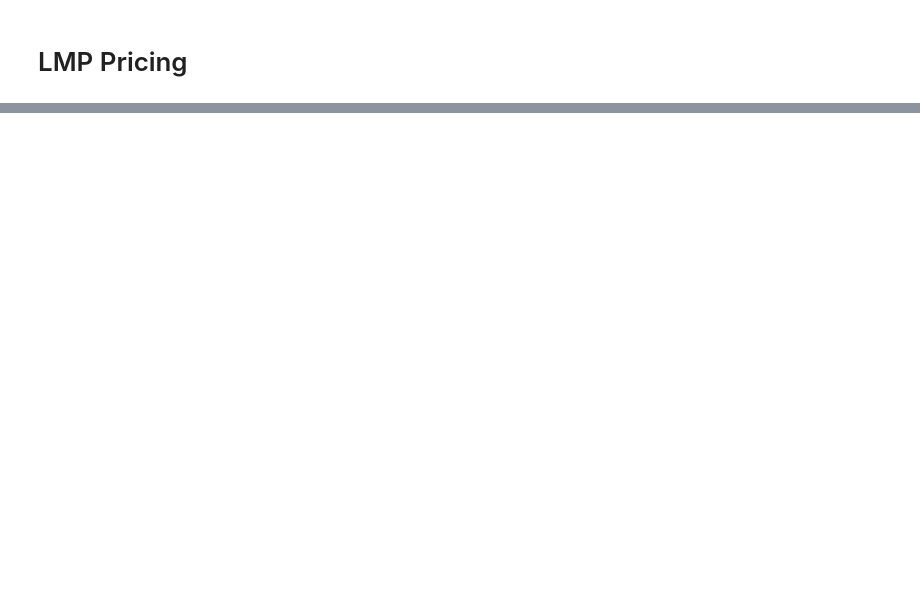
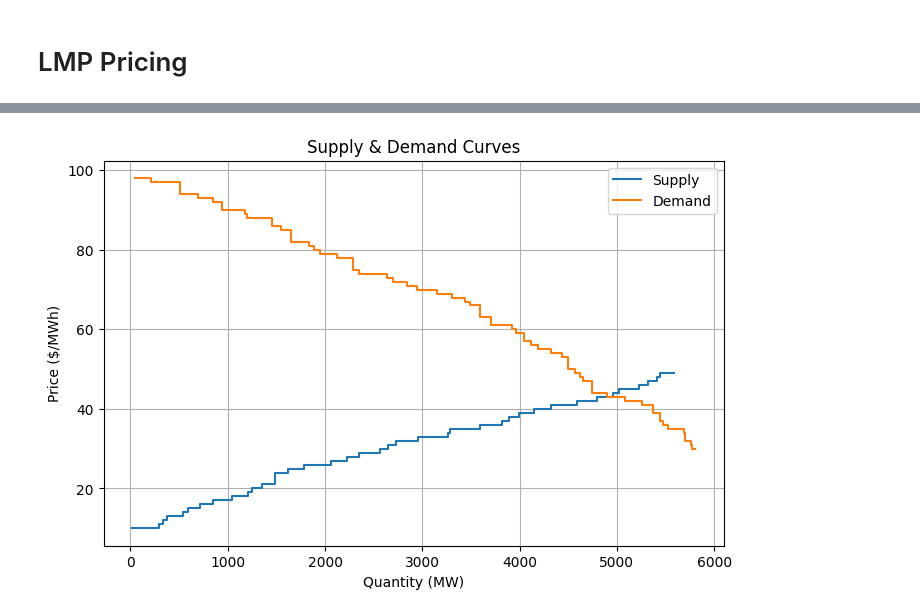
Before and after one commit to Jesse-san/CAISO_practice, a Jupyter notebook: LMP_sim.ipynb, the cells around one changed output, grey strips where cells are left out. Cells and saved outputs as stored; diff of their text form; code cells hidden in the pictures; blank space fills up the shorter version.

```diff
--- a/LMP_sim.ipynb
+++ b/LMP_sim.ipynb
@@ -64,0 +111,21 @@ demand_bids = generate_demand_bids(n_bids = 20)
+# %%
+supply = generate_supply_bids(100)
+demand = generate_demand_bids(100)
+
+# Compute cumulative MW to represent aggregated demand and supply
+supply["CumQty"] = supply["Quantity (MW)"].cumsum()
+demand["CumQty"] = demand["Quantity (MW)"].cumsum()
+
+# Plot
+plt.figure(figsize=(8,5))
+plt.step(supply["CumQty"], supply["Price ($/MWh)"], where="post", label="Supply")
+plt.step(demand["CumQty"], demand["Price ($/MWh)"], where="post", label="Demand")
+
+plt.xlabel("Quantity (MW)")
+plt.ylabel("Price ($/MWh)")
+plt.title("Supply & Demand Curves")
+plt.legend()
+plt.grid(True)
+plt.show()
+# %% [output]
+[figure, added]
```
Also changed, not shown: parts of 10 cells of this notebook.
